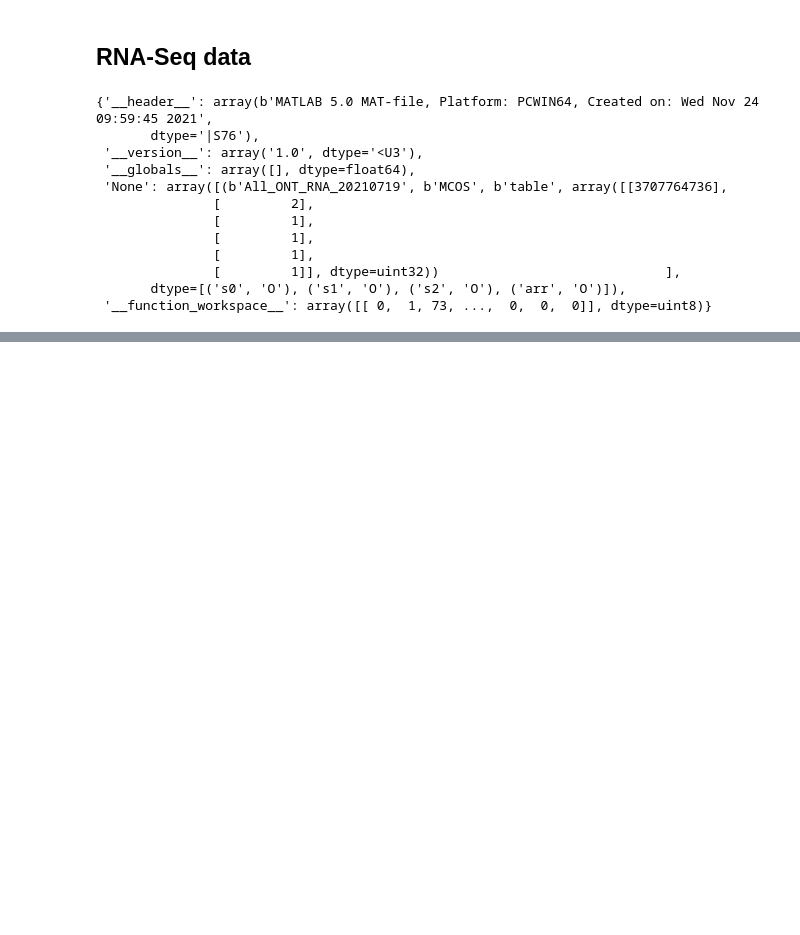
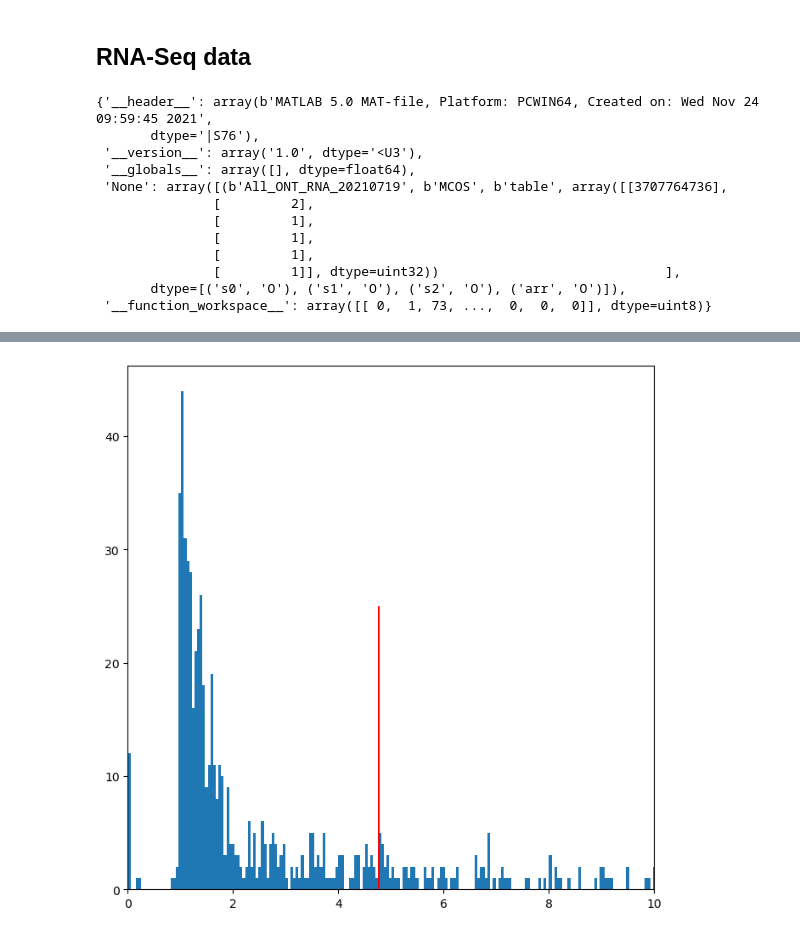
Before and after one commit to noush-joglekar/sporeC_prelim, a Jupyter notebook: scripts/jupyterNB/createAndPruneReads_fibs.ipynb, the cells around one changed output, grey strips where cells are left out. Drawn from its saved outputs; the diff is of its cells as text; code cells hidden in the pictures; blank space fills up the shorter version.

```diff
--- a/scripts/jupyterNB/createAndPruneReads_fibs.ipynb
+++ b/scripts/jupyterNB/createAndPruneReads_fibs.ipynb
@@ -209,0 +273,19 @@ arrays
+# %%
+def getCutoff(summaryDF,quartile):
+    q = f'{quartile}%'
+    cutoff = pd.Series(summaryDF['mean']).describe()[q]
+    return(cutoff)
+
+
+empDistFile = empDistFile_neo.copy()
+
+summary_empDist = empDistFile.filter(like="Sub").apply(lambda row: [np.mean(row), np.std(row)], axis=1, result_type='expand')
+summary_empDist.columns = ['mean','sd']
+empdistCutoff = getCutoff(summary_empDist,75)
+p = plt.hist(summary_empDist['mean'],bins=5000)
+plt.xlim(0,10)
+plt.vlines(empdistCutoff, ymin = 0, ymax=25,colors="red")
+plt.show()
+empdistStatus = [1 if x else 0 for x in (summary_empDist['mean'] >= empdistCutoff)]
+# %% [output]
+[figure, added]
```
Also changed, not shown: parts of 20 cells of this notebook.
